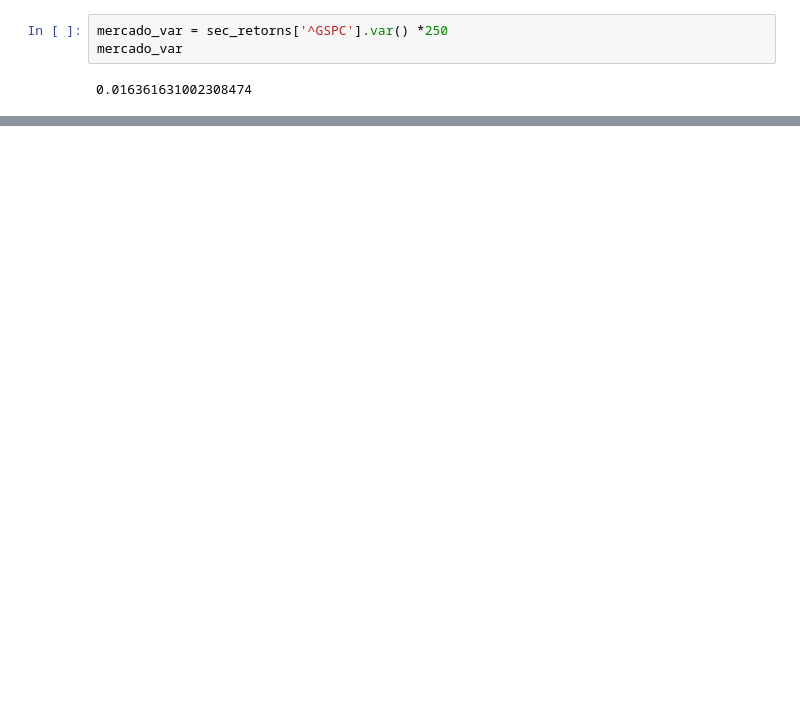
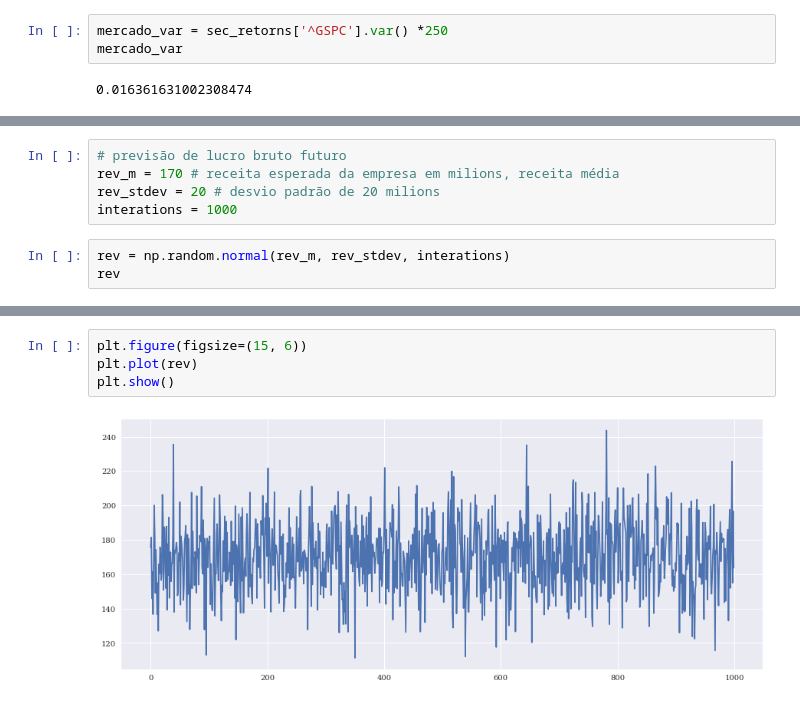
Before and after one commit to caiquemiranda/class, a Jupyter notebook: data-mining/jupter-projects/class-02-finanças-365careers.ipynb, the cells around one changed output, grey strips where cells are left out. Cells and saved outputs as stored; diff of their text form; blank space fills up the shorter version.

```diff
--- a/data-mining/jupter-projects/class-02-finanças-365careers.ipynb
+++ b/data-mining/jupter-projects/class-02-finanças-365careers.ipynb
@@ -516,0 +1000,8 @@ sharpe
+# %%
+# previsão de lucro bruto futuro
+rev_m = 170 # receita esperada da empresa em milions, receita média
+rev_stdev = 20 # desvio padrão de 20 milions
+interations = 1000
+# %%
+rev = np.random.normal(rev_m, rev_stdev, interations)
+rev
@@ -516,0 +1026,6 @@ sharpe
+# %%
+plt.figure(figsize=(15, 6))
+plt.plot(rev)
+plt.show()
+# %% [output]
+[figure, added]
```
Also changed, not shown: parts of 140 cells of this notebook.
